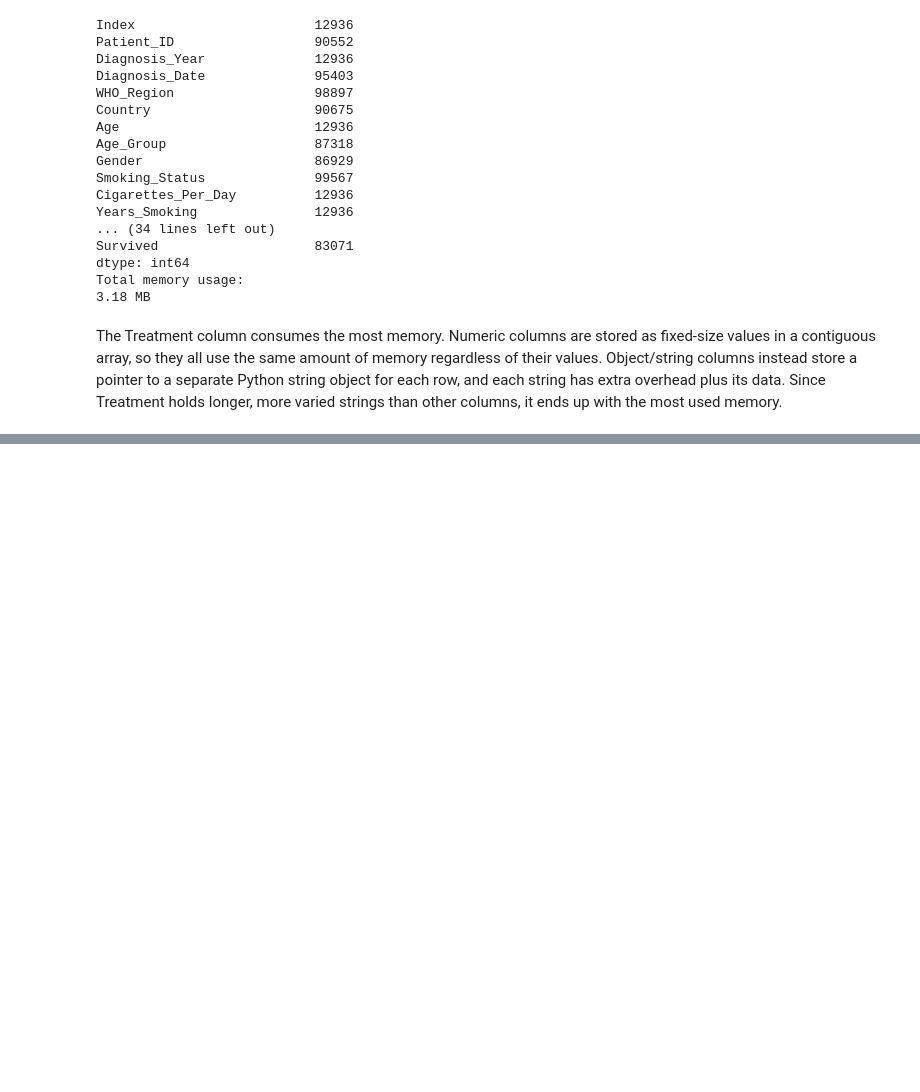
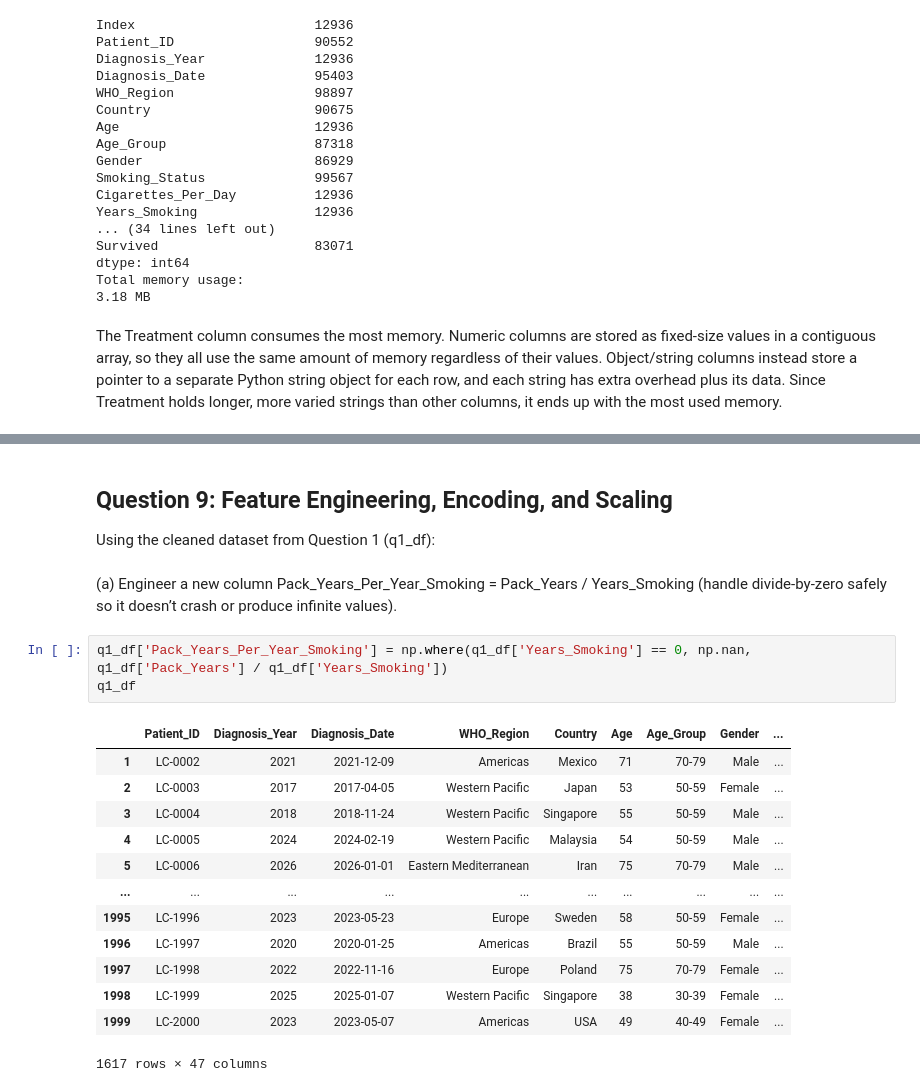
Before and after one commit to mbg615/CS-523, a Jupyter notebook: Assignment 1/guthrie_assignment_1.ipynb, the cells around one changed output, grey strips where cells are left out. Cells and saved outputs as stored; diff of their text form; blank space fills up the shorter version.

```diff
--- a/Assignment 1/main.ipynb
+++ b/Assignment 1/guthrie_assignment_1.ipynb
@@ -305,0 +451,23 @@ The Treatment column consumes the most memory. Numeric columns are stored as fix
+# %% [markdown]
+## Question 9: Feature Engineering, Encoding, and Scaling
+Using the cleaned dataset from Question 1 (q1_df):
+# %% [markdown]
+(a) Engineer a new column Pack_Years_Per_Year_Smoking = Pack_Years / Years_Smoking (handle
+divide-by-zero safely so it doesn’t crash or produce infinite values).
+# %%
+q1_df['Pack_Years_Per_Year_Smoking'] = np.where(q1_df['Years_Smoking'] == 0, np.nan, q1_df['Pack_Years'] / q1_df['Years_Smoking'])
+q1_df
+# %% [output]
+|  | Patient_ID | Diagnosis_Year | Diagnosis_Date | WHO_Region | Country | Age | Age_Group | Gender | ... |
+| 1 | LC-0002 | 2021 | 2021-12-09 | Americas | Mexico | 71 | 70-79 | Male | ... |
+| 2 | LC-0003 | 2017 | 2017-04-05 | Western Pacific | Japan | 53 | 50-59 | Female | ... |
+| 3 | LC-0004 | 2018 | 2018-11-24 | Western Pacific | Singapore | 55 | 50-59 | Male | ... |
+| 4 | LC-0005 | 2024 | 2024-02-19 | Western Pacific | Malaysia | 54 | 50-59 | Male | ... |
+| 5 | LC-0006 | 2026 | 2026-01-01 | Eastern Mediterranean | Iran | 75 | 70-79 | Male | ... |
+| ... | ... | ... | ... | ... | ... | ... | ... | ... | ... |
+| 1995 | LC-1996 | 2023 | 2023-05-23 | Europe | Sweden | 58 | 50-59 | Female | ... |
+| 1996 | LC-1997 | 2020 | 2020-01-25 | Americas | Brazil | 55 | 50-59 | Male | ... |
+| 1997 | LC-1998 | 2022 | 2022-11-16 | Europe | Poland | 75 | 70-79 | Female | ... |
+| 1998 | LC-1999 | 2025 | 2025-01-07 | Western Pacific | Singapore | 38 | 30-39 | Female | ... |
+| 1999 | LC-2000 | 2023 | 2023-05-07 | Americas | USA | 49 | 40-49 | Female | ... |
+1617 rows × 47 columns
```
Also changed, not shown: parts of 34 cells of this notebook.
